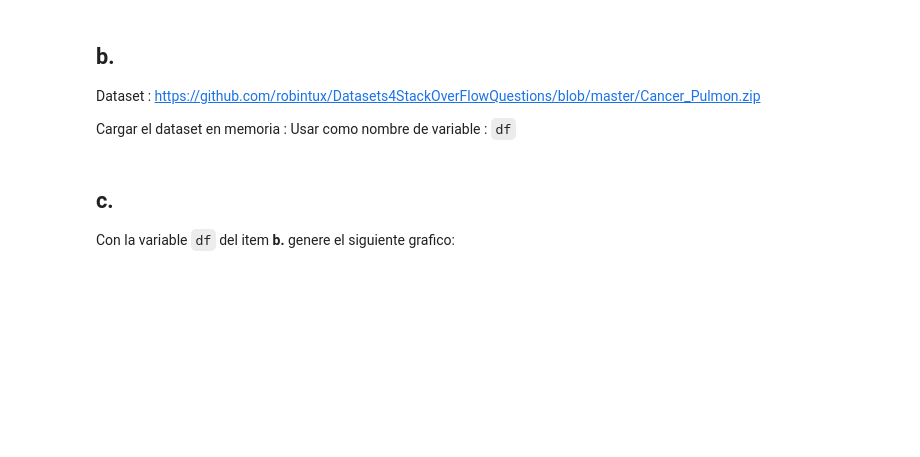
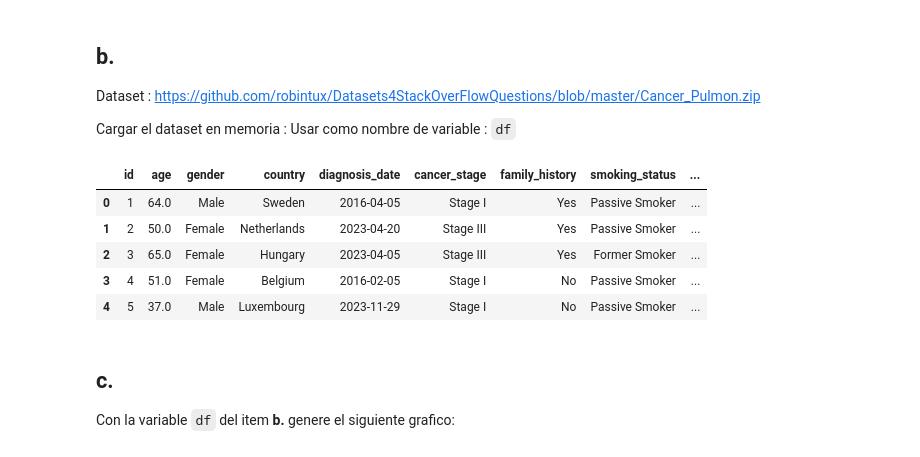
Before and after one commit to MaricruzFlores2021/cap199_preg2_mod2, a Jupyter notebook: R_Eval_Mod_II_VERSIONAMIENTO_DE_SOFTWARE_Resuelto.ipynb, the cells around one changed output. Saved outputs shown, nothing was run; the diff lists cells and outputs as text; code cells hidden in the pictures; blank space fills up the shorter version.

Commit message:
Segunda solucion a la pregunta

```diff
--- a/R_Eval_Mod_II_VERSIONAMIENTO_DE_SOFTWARE_Resuelto.ipynb
+++ b/R_Eval_Mod_II_VERSIONAMIENTO_DE_SOFTWARE_Resuelto.ipynb
@@ -67,6 +67,34 @@ plt.show()
 Dataset : https://github.com/robintux/Datasets4StackOverFlowQuestions/blob/master/Cancer_Pulmon.zip
 
 Cargar el dataset en memoria : Usar como nombre de variable : `df`
+# %%
+# Solucion
+import pandas as pd
+import requests
+import zipfile
+import io
+
+# Descargar el archivo ZIP desde GitHub
+url = "https://raw.githubusercontent.com/robintux/Datasets4StackOverFlowQuestions/master/Cancer_Pulmon.zip"
+response = requests.get(url)
+
+# Descomprimir el contenido en memoria
+with zipfile.ZipFile(io.BytesIO(response.content)) as z:
+    # Extraemos el nombre del archivo CSV que está dentro del zip
+    csv_filename = z.namelist()[0]
+    with z.open(csv_filename) as f:
+        # Cargar el dataset en la variable df
+        df = pd.read_csv(f)
+
+# Verificar la carga
+df.head()
+# %% [output]
+|  | id | age | gender | country | diagnosis_date | cancer_stage | family_history | smoking_status | ... |
+| 0 | 1 | 64.0 | Male | Sweden | 2016-04-05 | Stage I | Yes | Passive Smoker | ... |
+| 1 | 2 | 50.0 | Female | Netherlands | 2023-04-20 | Stage III | Yes | Passive Smoker | ... |
+| 2 | 3 | 65.0 | Female | Hungary | 2023-04-05 | Stage III | Yes | Former Smoker | ... |
+| 3 | 4 | 51.0 | Female | Belgium | 2016-02-05 | Stage I | No | Passive Smoker | ... |
+| 4 | 5 | 37.0 | Male | Luxembourg | 2023-11-29 | Stage I | No | Passive Smoker | ... |
 # %% [markdown]
 ## **c.**
 
```
